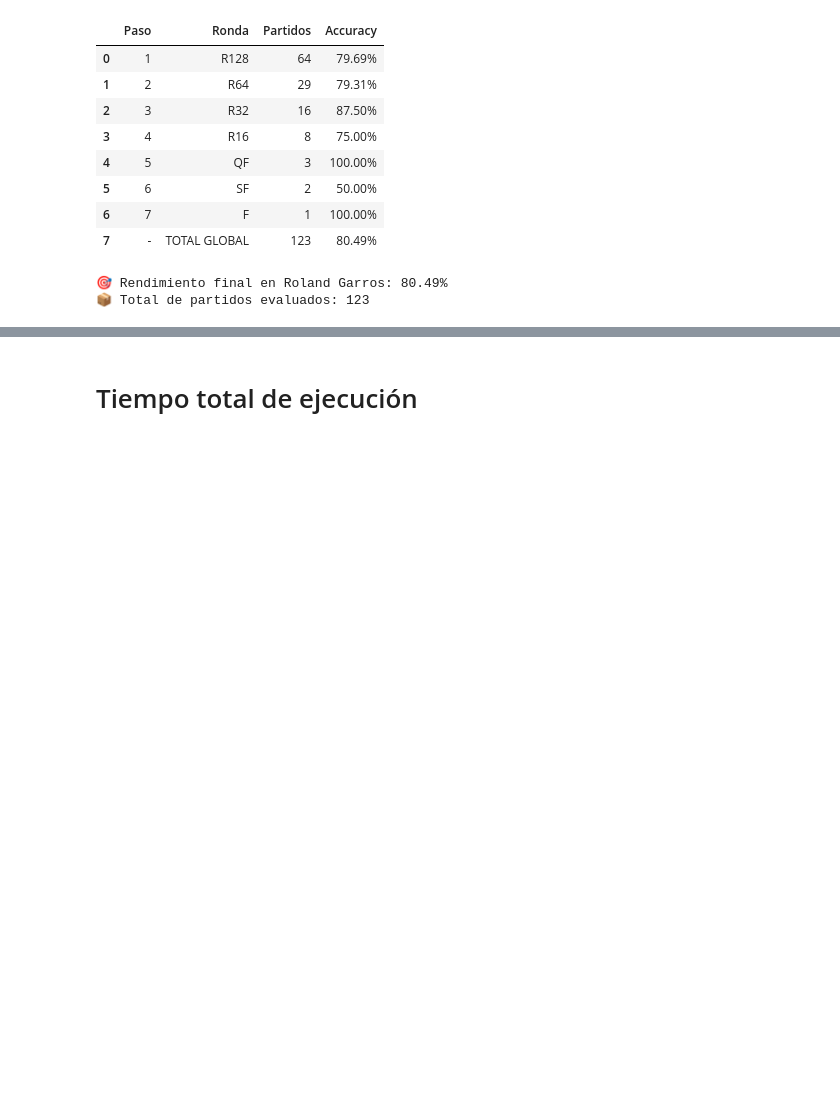
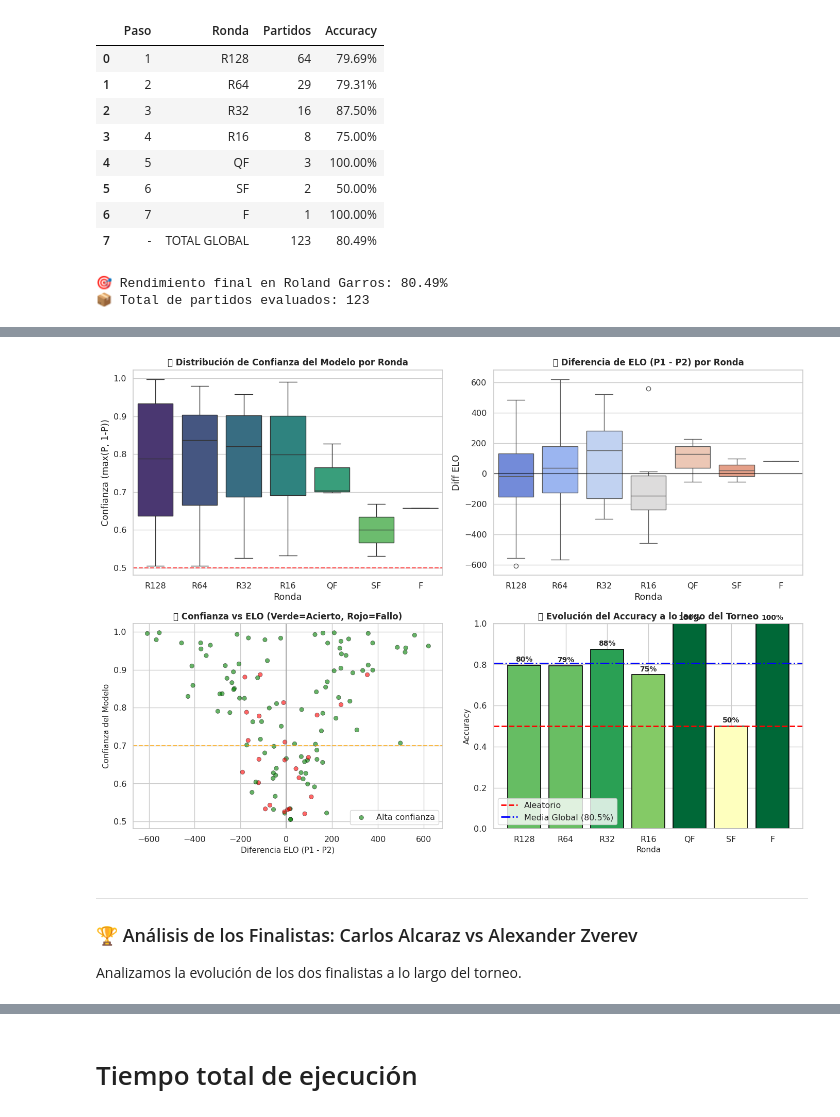
Before and after one commit to Sterrysx/Tennis-ML-APA, a Jupyter notebook: notebooks/03_extra_IBM.ipynb, the cells around one changed output, grey strips where cells are left out. Cells and saved outputs as stored; diff of their text form; code cells hidden in the pictures; blank space fills up the shorter version.

```diff
--- a/notebooks/03_extra_IBM.ipynb
+++ b/notebooks/03_extra_IBM.ipynb
@@ -343,0 +472,69 @@ print(f"📦 Total de partidos evaluados: {total_partidos}")
+# %%
+# =============================================================================
+# 📊 VISUALIZACIÓN 2: Distribución de Confianza y ELO por Ronda
+# =============================================================================
+
+fig, axes = plt.subplots(2, 2, figsize=(14, 10))
+
+# --- Gráfico 1: Boxplot de Confianza por Ronda ---
+ax1 = axes[0, 0]
+ronda_order = ['R128', 'R64', 'R32', 'R16', 'QF', 'SF', 'F']
+sns.boxplot(data=df_preds, x='Ronda', y='Confianza', order=ronda_order,
+            palette='viridis', ax=ax1)
+ax1.axhline(y=0.5, color='red', linestyle='--', alpha=0.7, label='Sin confianza')
+ax1.set_title('📊 Distribución de Confianza del Modelo por Ronda', fontsize=12, fontweight='bold')
+ax1.set_ylabel('Confianza (max(P, 1-P))')
+ax1.set_xlabel('Ronda')
+
+# --- Gráfico 2: ELO Difference por Ronda ---
+ax2 = axes[0, 1]
+sns.boxplot(data=df_preds, x='Ronda', y='diff_elo', order=ronda_order,
+            palette='coolwarm', ax=ax2)
+ax2.axhline(y=0, color='black', linestyle='-', alpha=0.5)
+ax2.set_title('🎯 Diferencia de ELO (P1 - P2) por Ronda', fontsize=12, fontweight='bold')
+ax2.set_ylabel('Diff ELO')
+ax2.set_xlabel('Ronda')
+
+# --- Gráfico 3: Scatter Confianza vs ELO ---
+ax3 = axes[1, 0]
+colors = df_preds['Correcto'].map({True: 'green', False: 'red'})
+scatter = ax3.scatter(df_preds['diff_elo'], df_preds['Confianza'],
+                      c=colors, alpha=0.6, edgecolors='black', linewidth=0.5)
+ax3.axhline(y=0.7, color='orange', linestyle='--', alpha=0.7, label='Alta confianza (70%)')
+ax3.axvline(x=0, color='gray', linestyle='-', alpha=0.5)
+ax3.set_xlabel('Diferencia ELO (P1 - P2)', fontsize=11)
+ax3.set_ylabel('Confianza del Modelo', fontsize=11)
+ax3.set_title('🔍 Confianza vs ELO (Verde=Acierto, Rojo=Fallo)', fontsize=12, fontweight='bold')
+ax3.legend(['Alta confianza'], loc='lower right')
+
+# --- Gráfico 4: Accuracy vs Ronda avanzada ---
+ax4 = axes[1, 1]
+acc_por_ronda = df_preds.groupby('Ronda')['Correcto'].mean().reindex(ronda_order)
+partidos_por_ronda = df_preds.groupby('Ronda').size().reindex(ronda_order)
+
+ax4.bar(ronda_order, acc_por_ronda, color=plt.cm.RdYlGn(acc_por_ronda.values),
+        edgecolor='black', linewidth=1.2)
+ax4.axhline(y=0.5, color='red', linestyle='--', linewidth=2, label='Aleatorio')
+ax4.axhline(y=accuracy_global, color='blue', linestyle='-.', linewidth=2,
+            label=f'Media Global ({accuracy_global:.1%})')
+
+for i, (ronda, acc) in enumerate(acc_por_ronda.items()):
+    ax4.annotate(f'{acc:.0%}', xy=(i, acc), xytext=(0, 5),
+                 textcoords='offset points', ha='center', fontsize=10, fontweight='bold')
+
+ax4.set_xlabel('Ronda', fontsize=11)
+ax4.set_ylabel('Accuracy', fontsize=11)
+ax4.set_title('📈 Evolución del Accuracy a lo largo del Torneo', fontsize=12, fontweight='bold')
+ax4.set_ylim(0, 1)
+ax4.legend(loc='lower left')
+
+plt.tight_layout()
+plt.show()
+# %% [output]
+[figure, added]
+# %% [markdown]
+---
+
+### 🏆 Análisis de los Finalistas: Carlos Alcaraz vs Alexander Zverev
+
+Analizamos la evolución de los dos finalistas a lo largo del torneo.
```
Also changed, not shown: parts of 7 cells of this notebook.
